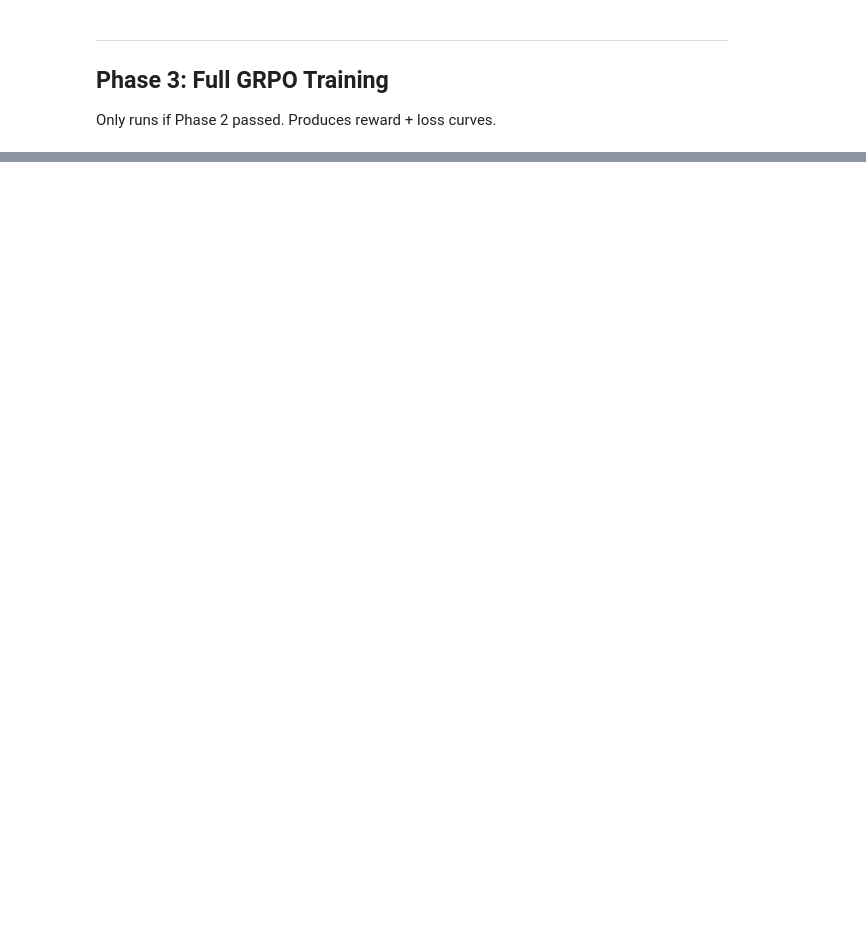
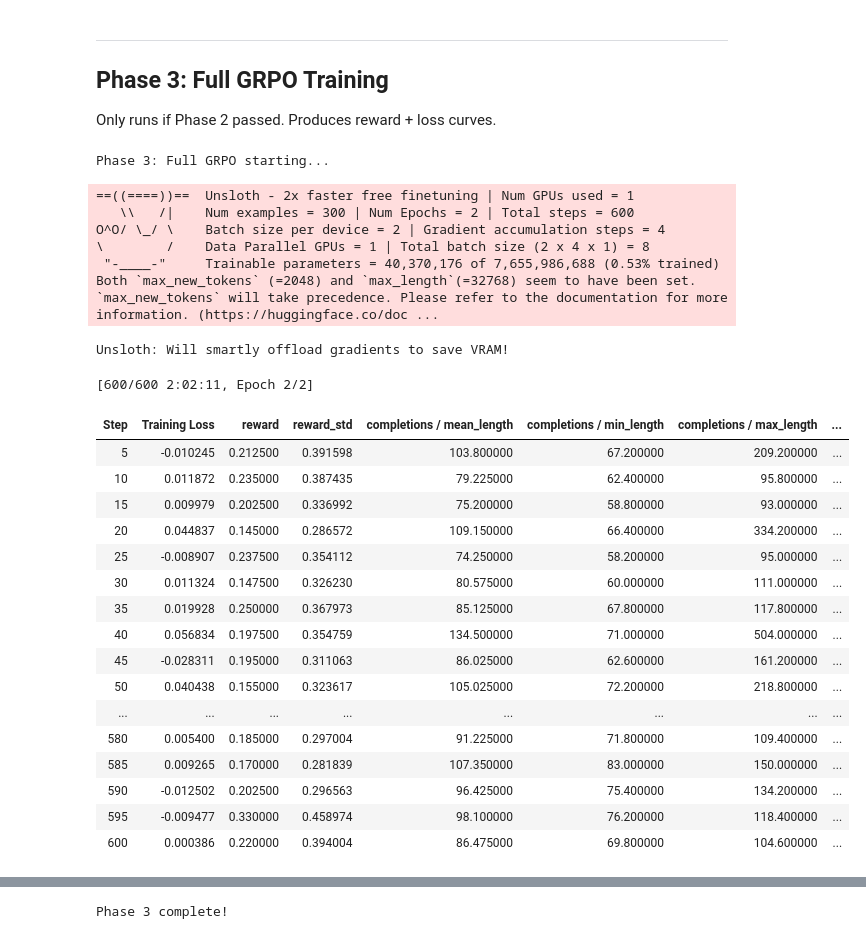
Before and after one commit to NJVinay/openenv_ma_analyzer, a Jupyter notebook: training/grpo_training.ipynb, the cells around one changed output, grey strips where cells are left out. Drawn from its saved outputs; the diff is of its cells as text; code cells hidden in the pictures; blank space fills up the shorter version.

Commit message:
Final Push: M&A Due Dilligencce Env + 7B Training Artifacts

```diff
--- a/training/grpo_training.ipynb
+++ b/training/grpo_training.ipynb
@@ -85,10 +100,21 @@ except Exception as e:
 # %%
 # Cell 4: Load Qwen2.5-7B with Unsloth + LoRA
+import os, importlib.util
+# 1. Silence Unsloth's bugged version checker
+os.environ["UNSLOTH_SKIP_TORCHVISION_CHECK"] = "1"
+# 2. Blindfold the system so it skips the broken torchvision C++ extension
+orig_find_spec = importlib.util.find_spec
+def patch_find_spec(name, package=None):
+    if name == 'torchvision': return None
+    return orig_find_spec(name, package)
+importlib.util.find_spec = patch_find_spec
+
+#Load Unsloth
 from unsloth import FastLanguageModel
 
 model, tokenizer = FastLanguageModel.from_pretrained(
     model_name='unsloth/Qwen2.5-7B-Instruct',  # Upgraded to 7B for A100 Heavy Run
-    max_seq_length=2048,
+    max_seq_length=4096,
     load_in_4bit=True,
     dtype=None,
 )
@@ -319,31 +449,59 @@ assert phase2_ok, 'Phase 2 failed — fix bugs first!'
 from server.environment import MADueDiligenceEnvironment
 local_env = MADueDiligenceEnvironment()
 full_prompts = []
-for i in range(500):  # Expanded to 500 prompts for the heavy run
+for i in range(300):  # Expanded to 500 prompts for the heavy run
     obs = local_env.reset(seed=i)
     full_prompts.append(format_prompt(obs.task_prompt, obs.deal_excerpt))
 
 full_dataset = Dataset.from_dict({'prompt': full_prompts})
 
 # A100 Optimized GRPO Config
 full_cfg = GRPOConfig(
     output_dir='./ma-rl-checkpoints',
     num_train_epochs=2,  # Two epochs for deeper policy refinement
     learning_rate=5e-6,
     per_device_train_batch_size=2,  # Increased for A100
     gradient_accumulation_steps=4,
     num_generations=8,  # Improved exploration/KL tradeoff
+    max_prompt_length=1024, #Protection against sequential length errors
     max_completion_length=2048,
     logging_steps=5,
     save_steps=25,
     report_to='none',
 )
 # Reuse the same reward kwarg detected in Phase 2
 full_trainer = GRPOTrainer(
     model=model, tokenizer=tokenizer,
     train_dataset=full_dataset, args=full_cfg,
     **_reward_kwargs,
 )
 print('Phase 3: Full GRPO starting...')
 full_trainer.train()
 print('Phase 3 complete!')
+# %% [output]
+Phase 3: Full GRPO starting...
+==((====))==  Unsloth - 2x faster free finetuning | Num GPUs used = 1
+   \\   /|    Num examples = 300 | Num Epochs = 2 | Total steps = 600
+O^O/ \_/ \    Batch size per device = 2 | Gradient accumulation steps = 4
+\        /    Data Parallel GPUs = 1 | Total batch size (2 x 4 x 1) = 8
+ "-____-"     Trainable parameters = 40,370,176 of 7,655,986,688 (0.53% trained)
+Both `max_new_tokens` (=2048) and `max_length`(=32768) seem to have been set. `max_new_tokens` will take precedence. Please refer to the documentation for more information. (https://huggingface.co/doc ...
+Unsloth: Will smartly offload gradients to save VRAM!
+[600/600 2:02:11, Epoch 2/2]
+| Step | Training Loss | reward | reward_std | completions / mean_length | completions / min_length | completions / max_length | ... |
+| 5 | -0.010245 | 0.212500 | 0.391598 | 103.800000 | 67.200000 | 209.200000 | ... |
+| 10 | 0.011872 | 0.235000 | 0.387435 | 79.225000 | 62.400000 | 95.800000 | ... |
+| 15 | 0.009979 | 0.202500 | 0.336992 | 75.200000 | 58.800000 | 93.000000 | ... |
+| 20 | 0.044837 | 0.145000 | 0.286572 | 109.150000 | 66.400000 | 334.200000 | ... |
+| 25 | -0.008907 | 0.237500 | 0.354112 | 74.250000 | 58.200000 | 95.000000 | ... |
+| 30 | 0.011324 | 0.147500 | 0.326230 | 80.575000 | 60.000000 | 111.000000 | ... |
+| 35 | 0.019928 | 0.250000 | 0.367973 | 85.125000 | 67.800000 | 117.800000 | ... |
+| 40 | 0.056834 | 0.197500 | 0.354759 | 134.500000 | 71.000000 | 504.000000 | ... |
+| 45 | -0.028311 | 0.195000 | 0.311063 | 86.025000 | 62.600000 | 161.200000 | ... |
+| 50 | 0.040438 | 0.155000 | 0.323617 | 105.025000 | 72.200000 | 218.800000 | ... |
+| ... | ... | ... | ... | ... | ... | ... | ... |
+| 580 | 0.005400 | 0.185000 | 0.297004 | 91.225000 | 71.800000 | 109.400000 | ... |
+| 585 | 0.009265 | 0.170000 | 0.281839 | 107.350000 | 83.000000 | 150.000000 | ... |
+| 590 | -0.012502 | 0.202500 | 0.296563 | 96.425000 | 75.400000 | 134.200000 | ... |
+| 595 | -0.009477 | 0.330000 | 0.458974 | 98.100000 | 76.200000 | 118.400000 | ... |
+| 600 | 0.000386 | 0.220000 | 0.394004 | 86.475000 | 69.800000 | 104.600000 | ... |
@@ -350,3 +525,4 @@ print('Phase 3 complete!')
+Phase 3 complete!
 # %%
 # Cell 10: Extract metrics (handles all TRL key variants)
 log = full_trainer.state.log_history
```
Also changed, not shown: parts of 18 cells of this notebook, 10 other files.
